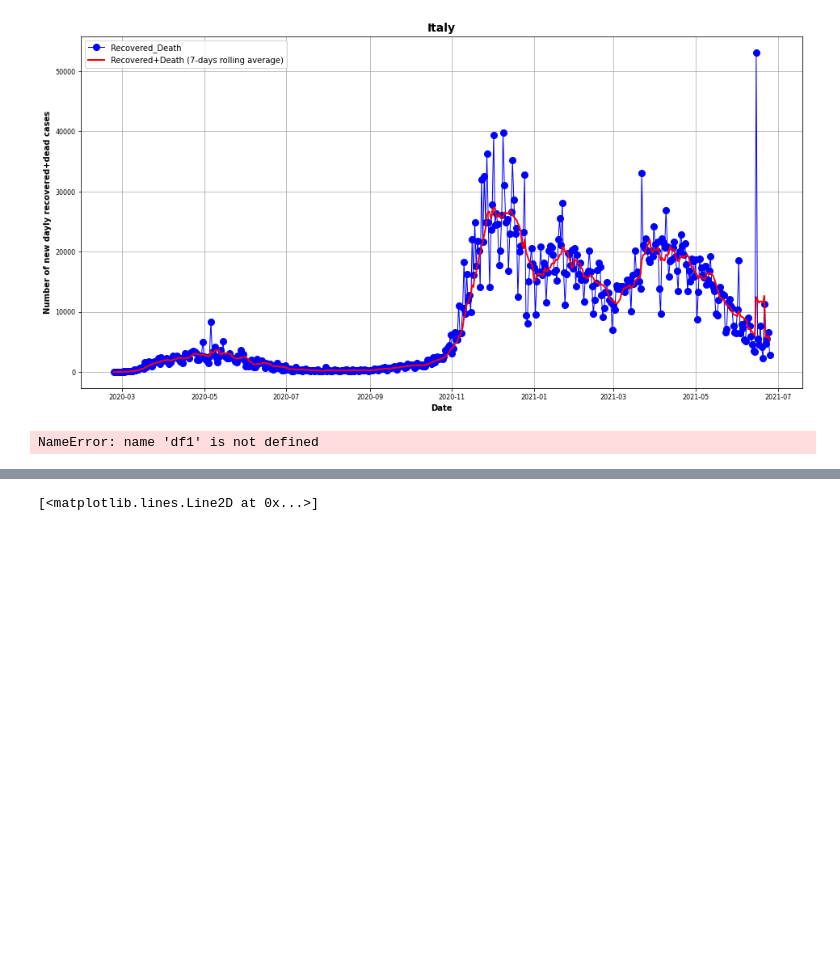
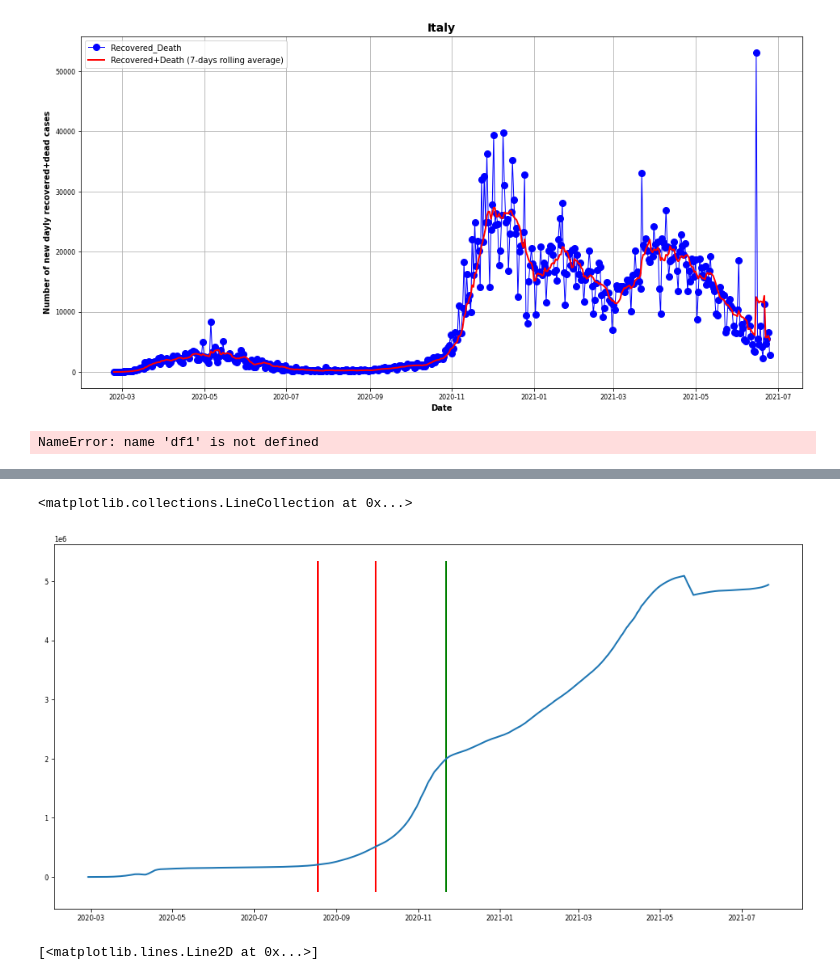
Before and after one commit to Nuelam9/Bayesian-inference-on-SCIR-epidemic-model, a Jupyter notebook: Advanced-statistics/notebook/data_preprocessing.ipynb, the cells around one changed output, grey strips where cells are left out. Cells and saved outputs as stored; diff of their text form; code cells hidden in the pictures; blank space fills up the shorter version.

```diff
--- a/Advanced-statistics/notebook/data_preprocessing.ipynb
+++ b/Advanced-statistics/notebook/data_preprocessing.ipynb
@@ -265,3 +252,12 @@ df
+# %%
+plt.plot(pd.to_datetime(df_fra.date), df_fra.Active_cases_smooth)
+ymin, ymax = plt.ylim()
+plt.vlines(pd.to_datetime(df_fra.date[df_fra.date == '2020.08.18']), ymin, ymax, color='r')
+plt.vlines(pd.to_datetime(df_fra.date[df_fra.date == '2020.09.30']), ymin, ymax, color='r')
+plt.vlines(pd.to_datetime(df_fra.date[df_fra.date == '2020.11.22']), ymin, ymax, color='g')
+# %% [output]
+<matplotlib.collections.LineCollection at 0x...>
+[figure, added]
 # %%
 df = make_dataset('France')
 
```
Also changed, not shown: parts of 4 cells of this notebook, 18 other files.
